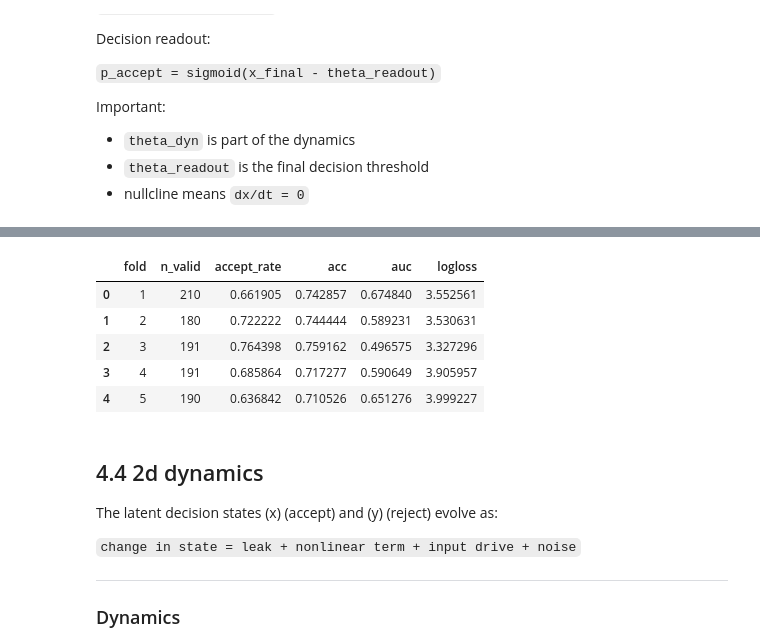
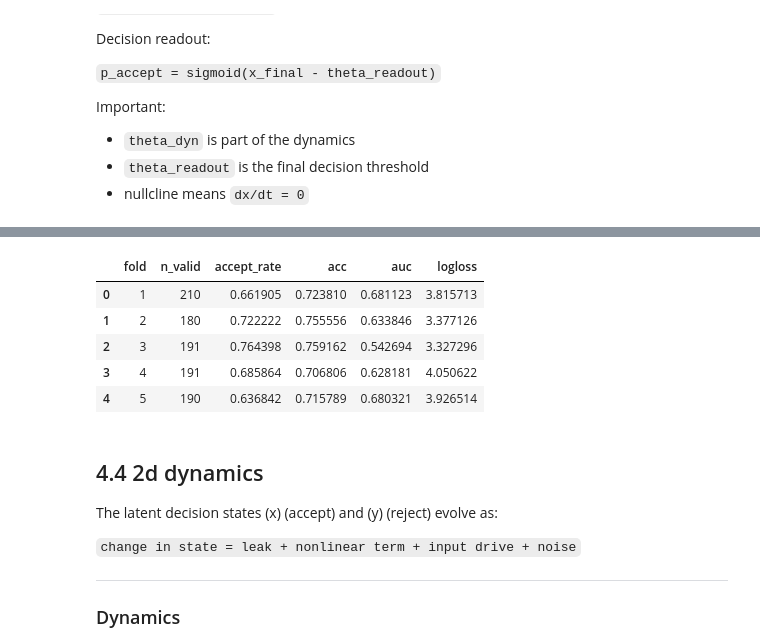
Before and after one commit to yxlin02/HCICarSim, a Jupyter notebook: DataAnalysis.ipynb, the cells around one changed output, grey strips where cells are left out. Drawn from its saved outputs; the diff is of its cells as text; code cells hidden in the pictures.

```diff
--- a/DataAnalysis.ipynb
+++ b/DataAnalysis.ipynb
@@ -845,7 +845,6 @@ rather than through subject-specific intrinsic time constants.
 # %%
 df_reaction = databuilder.build_per_reaction_df(
     data_dict,
-    intensity_dict = stimuli_intensity_dict,
     pre_window_ms=2000,
     post_window_ms=5000,
     # df_subject_prior=df_subject_prior,
@@ -3409,19 +3415,19 @@ print(f"scene_id :{row['scene_id']}, mode: {row['mode']}, subcatgory: {row['reco
 result = oneddynamics.run_single_trial_demo(
     row,
     model="nonlinear_sigmoid",
-    beta_c=1.0,
-    beta_i=2.0,
-    beta_ci=0.5,
+    beta_c=1.5,
+    beta_i=0.5,
+    beta_ci=0.1,
 
-    gamma_throttle=0.3,
-    gamma_density=0.05,
+    gamma_throttle=0.1,
+    gamma_density=0.1,
     gamma_time=0.3,
-    gamma_mode=0.05,
+    gamma_mode=0.02,
 
-    kappa=1.0,
+    kappa=1.5,
     lam=1.0,
     a=2.5,
-    gain=2.5,
+    gain=1.5,
     theta_dyn=0.0,
 
     sigma=0.04,
@@ -3717,15 +3725,15 @@ satisfaction                1.123823
 dtype: float64
 # %%
-# df_type_two = df_reaction[df_reaction["recommendation_category"] == 2]
-
-# time_pressure                           -0.190380
-# mean_throttle_pre2s                     -0.146696
-# intensity                               -0.062081
-# car_density                             -0.056921
-# var_throttle_pre2s                      -0.051733
-# mode                                    -0.018109
-# coherence                                0.522983
-# subject_prior    0.848404
+# Feature importance (mean ± std):
+#                     feature  coef_mean  coef_std  abs_mean  selection_freq
+# 0             subject_prior   0.789756  0.064837  0.789756             1.0
+# 6             time_pressure  -0.307194  0.049639  0.307194             1.0
+# 2  recommendation_coherence   0.230509  0.041599  0.230509             1.0
+# 5               car_density  -0.087540  0.066559  0.087540             0.8
+# 3        var_throttle_pre2s  -0.083604  0.255799  0.083604             1.0
+# 1  recommendation_intensity  -0.078592  0.022032  0.078592             1.0
+# 7                      mode   0.029177  0.045288  0.029177             0.8
+# 4       mean_throttle_pre2s   0.028614  0.383067  0.028614             1.0
 
 import numpy as np
 import pandas as pd
@@ -3740,19 +3748,19 @@ groups = df_reaction_all["sub_id"]
 
 sim_params = dict(
     model="nonlinear_sigmoid",
-    beta_c=1.0,
-    beta_i=2.0,
-    beta_ci=0.5,
+    beta_c=1.5,
+    beta_i=0.5,
+    beta_ci=0.1,
 
-    gamma_throttle=0.3,
-    gamma_density=0.05,
+    gamma_throttle=0.1,
+    gamma_density=0.1,
     gamma_time=0.3,
-    gamma_mode=0.05,
+    gamma_mode=0.02,
 
-    kappa=1.0,
+    kappa=1.5,
     lam=1.0,
-    a=2.5,
-    gain=2.5,
+    a=3.0,
+    gain=1.5,
     theta_dyn=0.0,
 
     sigma=0.04,
@@ -3856,9 +3864,9 @@ LogLoss mean = 3.6631, std = 0.2804
 |  | fold | n_valid | accept_rate | acc | auc | logloss |
-| 0 | 1 | 210 | 0.661905 | 0.742857 | 0.674840 | 3.552561 |
-| 1 | 2 | 180 | 0.722222 | 0.744444 | 0.589231 | 3.530631 |
-| 2 | 3 | 191 | 0.764398 | 0.759162 | 0.496575 | 3.327296 |
-| 3 | 4 | 191 | 0.685864 | 0.717277 | 0.590649 | 3.905957 |
-| 4 | 5 | 190 | 0.636842 | 0.710526 | 0.651276 | 3.999227 |
+| 0 | 1 | 210 | 0.661905 | 0.723810 | 0.681123 | 3.815713 |
+| 1 | 2 | 180 | 0.722222 | 0.755556 | 0.633846 | 3.377126 |
+| 2 | 3 | 191 | 0.764398 | 0.759162 | 0.542694 | 3.327296 |
+| 3 | 4 | 191 | 0.685864 | 0.706806 | 0.628181 | 4.050622 |
+| 4 | 5 | 190 | 0.636842 | 0.715789 | 0.680321 | 3.926514 |
 # %% [markdown]
 ## 4.4 2d dynamics
 
```
Also changed, not shown: parts of 20 cells of this notebook, 30 other files.
